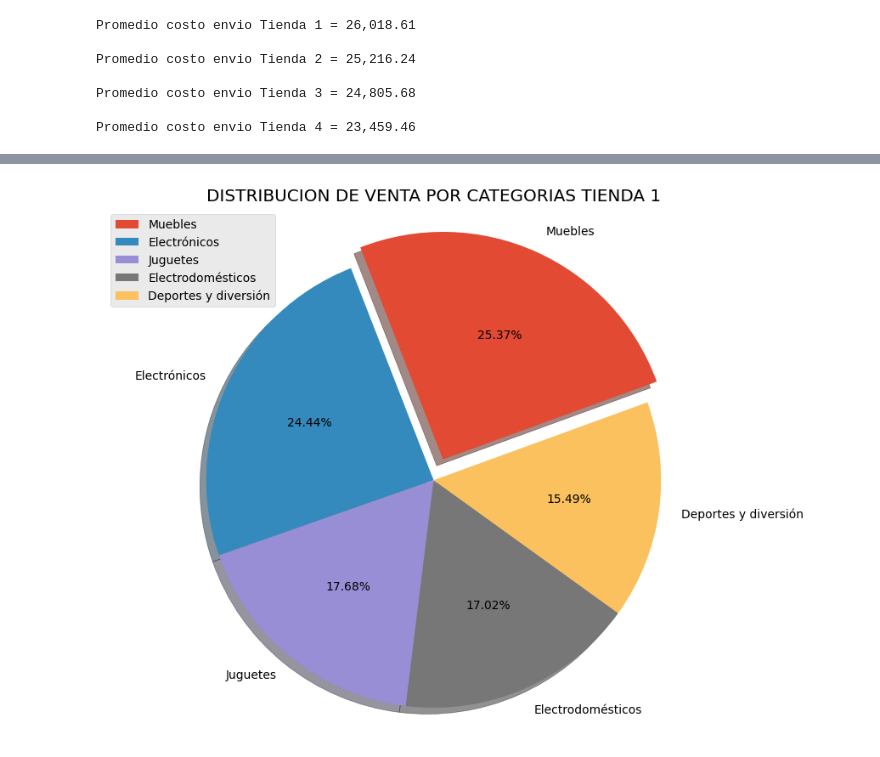
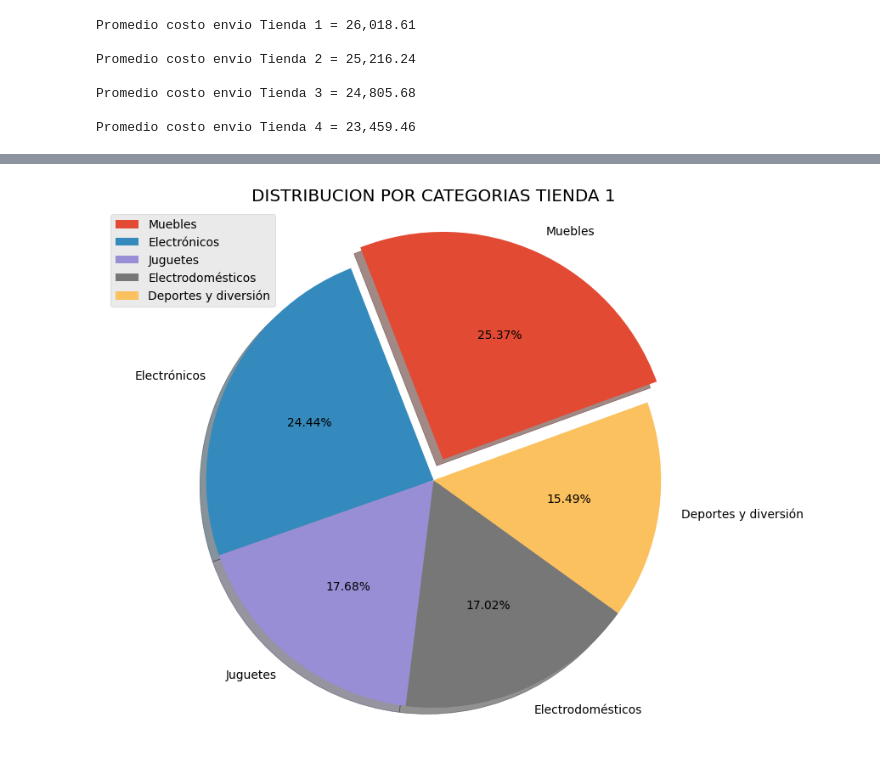
Before and after one commit to LFRANCO3030/DataScience_Project1, a Jupyter notebook: challenge1_datascience.ipynb, the cells around one changed output, grey strips where cells are left out. Cells and saved outputs as stored; diff of their text form; code cells hidden in the pictures.

```diff
--- a/challenge1_datascience.ipynb
+++ b/challenge1_datascience.ipynb
@@ -401,15 +401,15 @@ fig.show()
 # %%
 # Grafico de Categorias por Tienda 1
 import matplotlib.pyplot as plt
 plt.figure(figsize=(10, 8))
 categoria = lista_categorias
 unidades = lista_cantidades
 destacar = [0.1,0,0,0,0]
 plt.style.use("ggplot")
-plt.title("DISTRIBUCION DE VENTA POR CATEGORIAS TIENDA 1")
+plt.title("DISTRIBUCION POR CATEGORIAS TIENDA 1")
 plt.pie(x=unidades,explode=destacar,labels=categoria,autopct='%.2f%%',shadow=True,startangle=20)
 plt.axis('equal')
 plt.legend(loc="upper left")
 plt.show()
 # %% [output]
-[figure, old version]
+[figure, new version]
```
